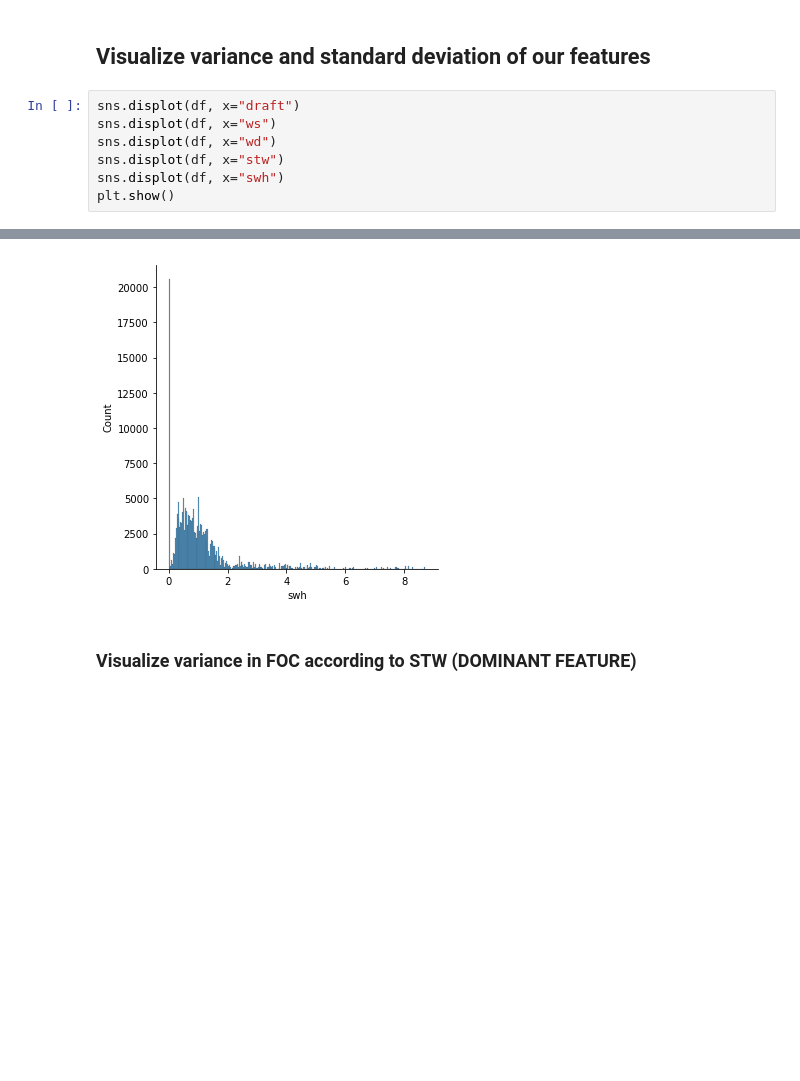
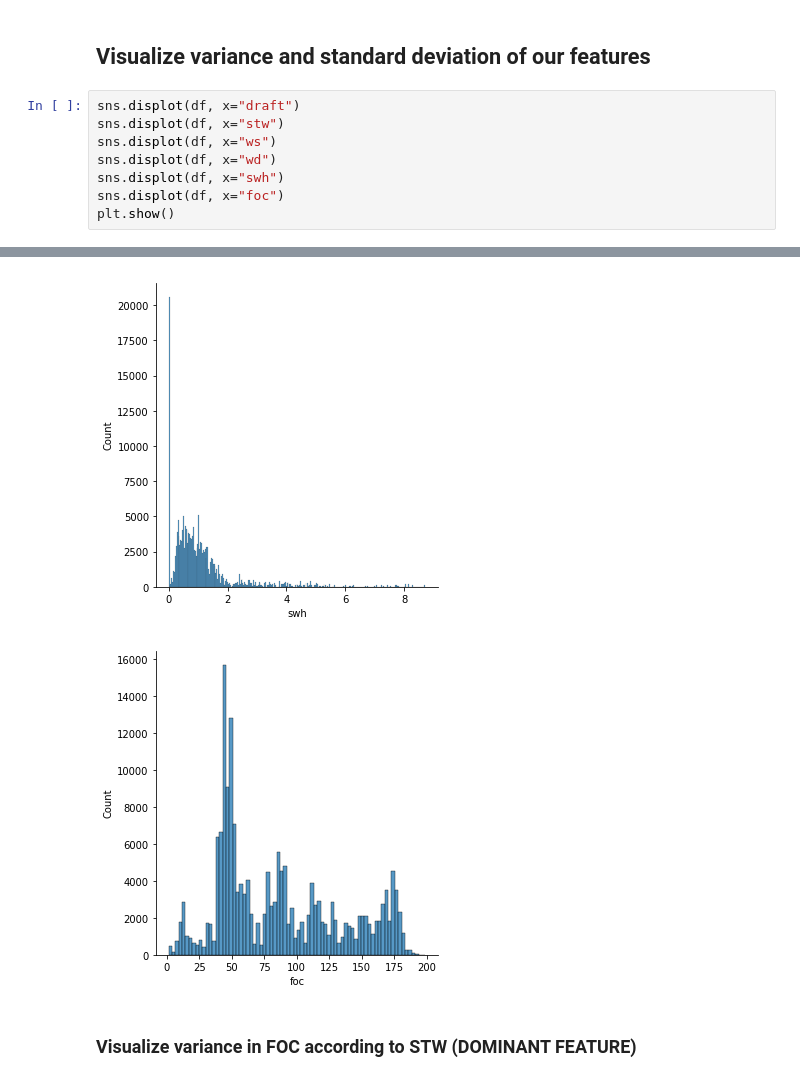
Before and after one commit to dimitris7892/notebooks, a Jupyter notebook: CompareConsumptionModels.ipynb, the cells around one changed output, grey strips where cells are left out. Drawn from its saved outputs; the diff is of its cells as text; blank space fills up the shorter version.

```diff
--- a/CompareConsumptionModels.ipynb
+++ b/CompareConsumptionModels.ipynb
@@ -101,10 +101,11 @@ dfNew.head(15)
 ## Visualize variance and standard deviation of our features
 # %%
 sns.displot(df, x="draft")
+sns.displot(df, x="stw")
 sns.displot(df, x="ws")
 sns.displot(df, x="wd")
-sns.displot(df, x="stw")
 sns.displot(df, x="swh")
+sns.displot(df, x="foc")
 plt.show()
 # %% [output]
 [figure]
@@ -114,4 +115,5 @@ plt.show()
 [figure]
+[figure, added]
 # %% [markdown]
 ### Visualize variance in FOC according to STW (DOMINANT FEATURE)
 # %%
```
Also changed, not shown: parts of 10 cells of this notebook, 1 other file.
